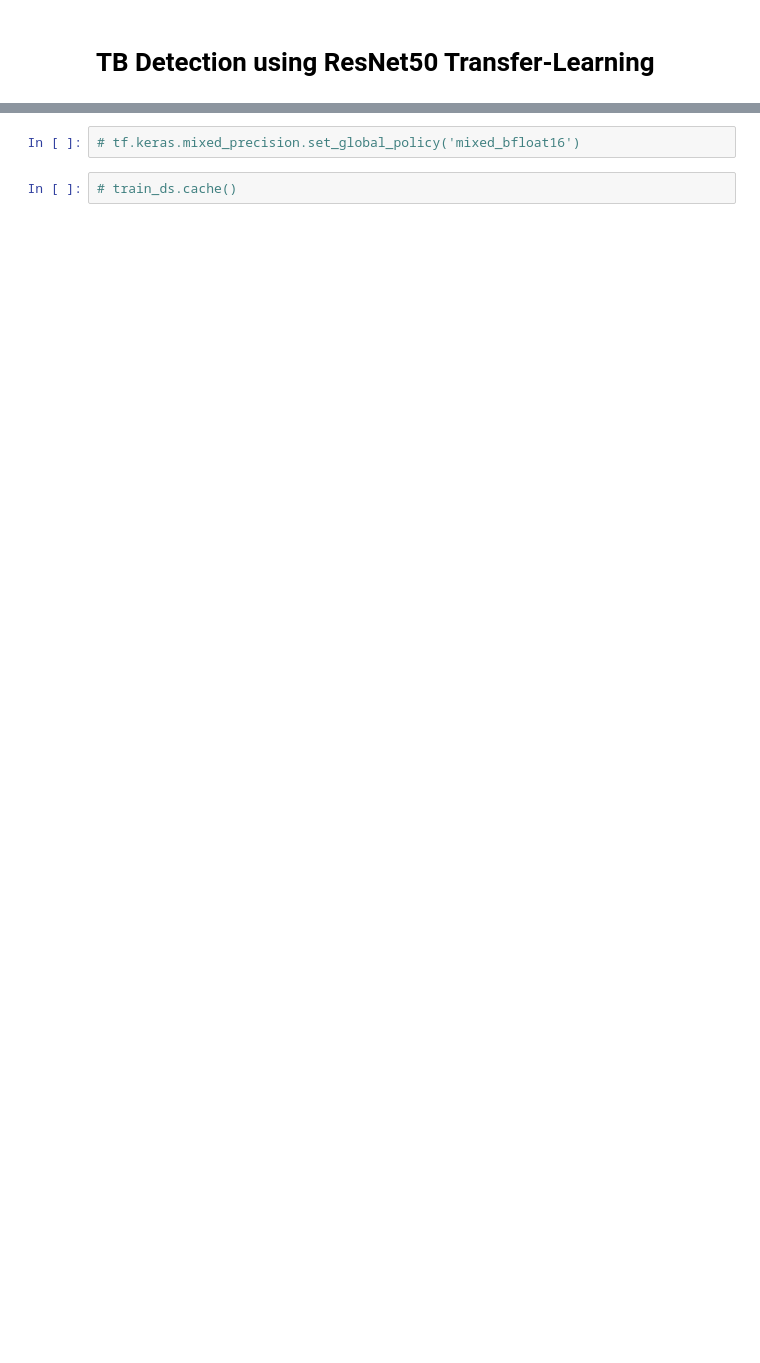
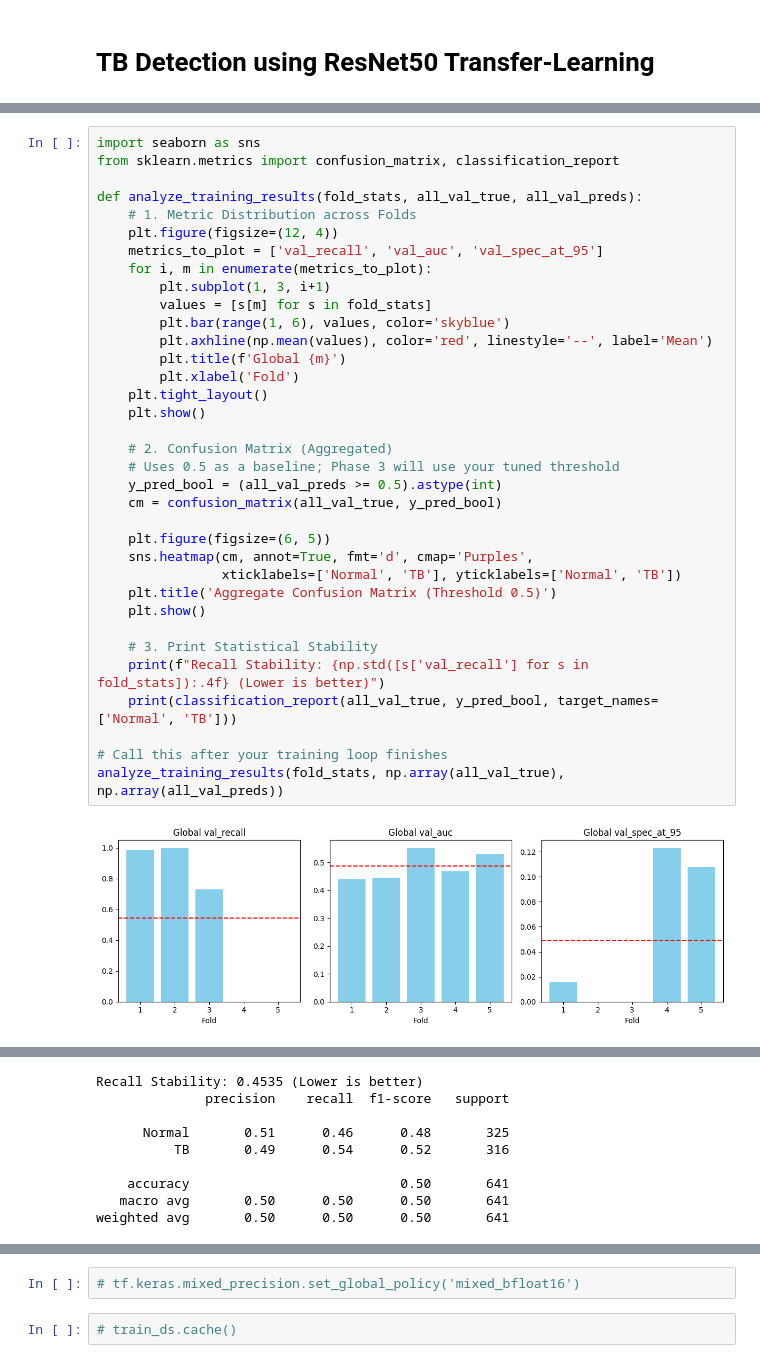
Before and after one commit to i-anshumanbaghmare/TB-Detection_ResNet50_Transfer-Learning, a Jupyter notebook: model.ipynb, the cells around one changed output, grey strips where cells are left out. Drawn from its saved outputs; the diff is of its cells as text; blank space fills up the shorter version.

```diff
--- a/model.ipynb
+++ b/model.ipynb
@@ -391,0 +749,37 @@ print("Data Augmentation Block with CLAHE defined successfully.")
+# %%
+import seaborn as sns
+from sklearn.metrics import confusion_matrix, classification_report
+
+def analyze_training_results(fold_stats, all_val_true, all_val_preds):
+    # 1. Metric Distribution across Folds
+    plt.figure(figsize=(12, 4))
+    metrics_to_plot = ['val_recall', 'val_auc', 'val_spec_at_95']
+    for i, m in enumerate(metrics_to_plot):
+        plt.subplot(1, 3, i+1)
+        values = [s[m] for s in fold_stats]
+        plt.bar(range(1, 6), values, color='skyblue')
+        plt.axhline(np.mean(values), color='red', linestyle='--', label='Mean')
+        plt.title(f'Global {m}')
+        plt.xlabel('Fold')
+    plt.tight_layout()
+    plt.show()
+
+    # 2. Confusion Matrix (Aggregated)
+    # Uses 0.5 as a baseline; Phase 3 will use your tuned threshold
+    y_pred_bool = (all_val_preds >= 0.5).astype(int)
+    cm = confusion_matrix(all_val_true, y_pred_bool)
+
+    plt.figure(figsize=(6, 5))
+    sns.heatmap(cm, annot=True, fmt='d', cmap='Purples',
+                xticklabels=['Normal', 'TB'], yticklabels=['Normal', 'TB'])
+    plt.title('Aggregate Confusion Matrix (Threshold 0.5)')
+    plt.show()
+
+    # 3. Print Statistical Stability
+    print(f"Recall Stability: {np.std([s['val_recall'] for s in fold_stats]):.4f} (Lower is better)")
+    print(classification_report(all_val_true, y_pred_bool, target_names=['Normal', 'TB']))
+
+# Call this after your training loop finishes
+analyze_training_results(fold_stats, np.array(all_val_true), np.array(all_val_preds))
+# %% [output]
+[figure, added]
@@ -391,0 +787,9 @@ print("Data Augmentation Block with CLAHE defined successfully.")
+Recall Stability: 0.4535 (Lower is better)
+              precision    recall  f1-score   support
+
+      Normal       0.51      0.46      0.48       325
+          TB       0.49      0.54      0.52       316
+
+    accuracy                           0.50       641
+   macro avg       0.50      0.50      0.50       641
+weighted avg       0.50      0.50      0.50       641
```
Also changed, not shown: parts of 31 cells of this notebook.
